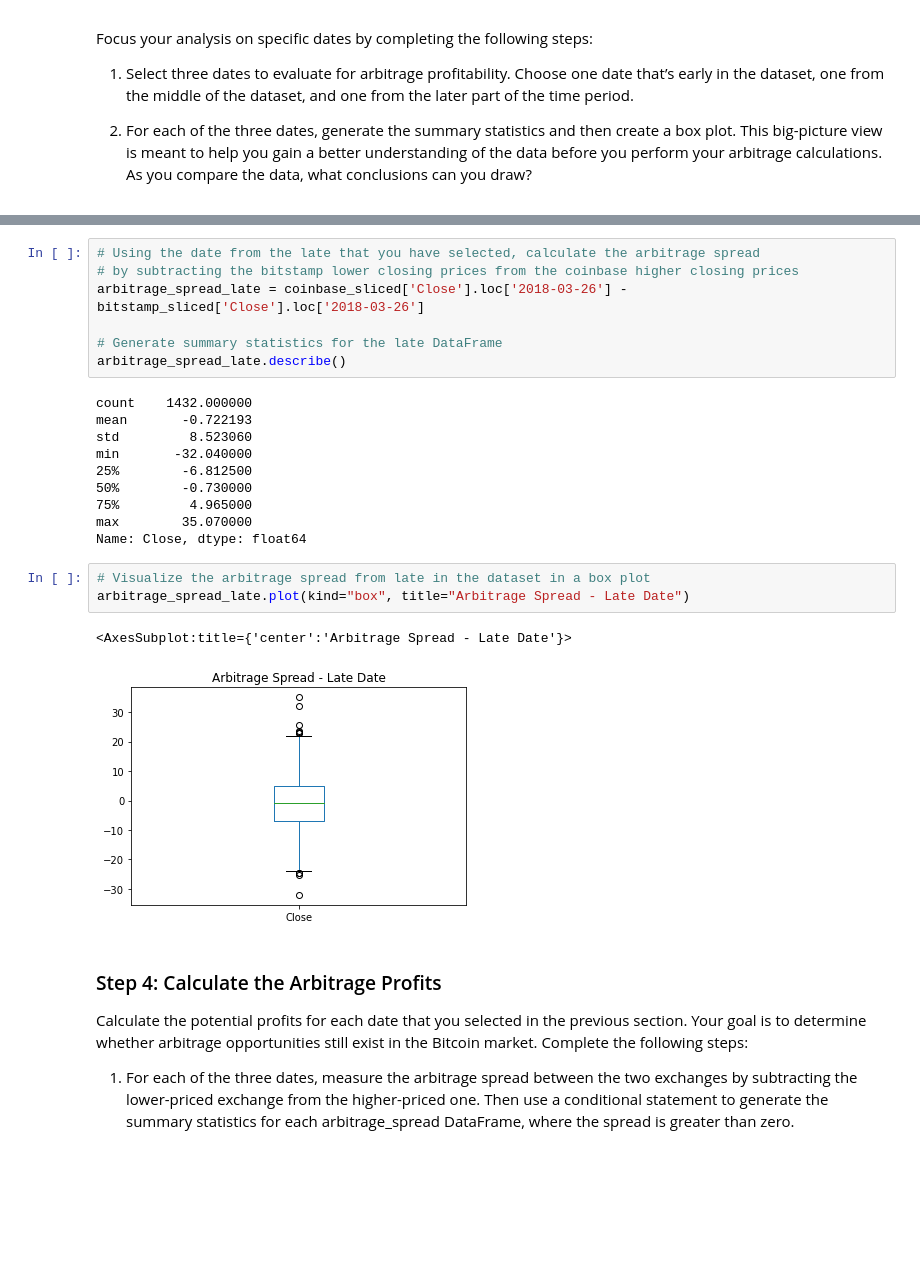
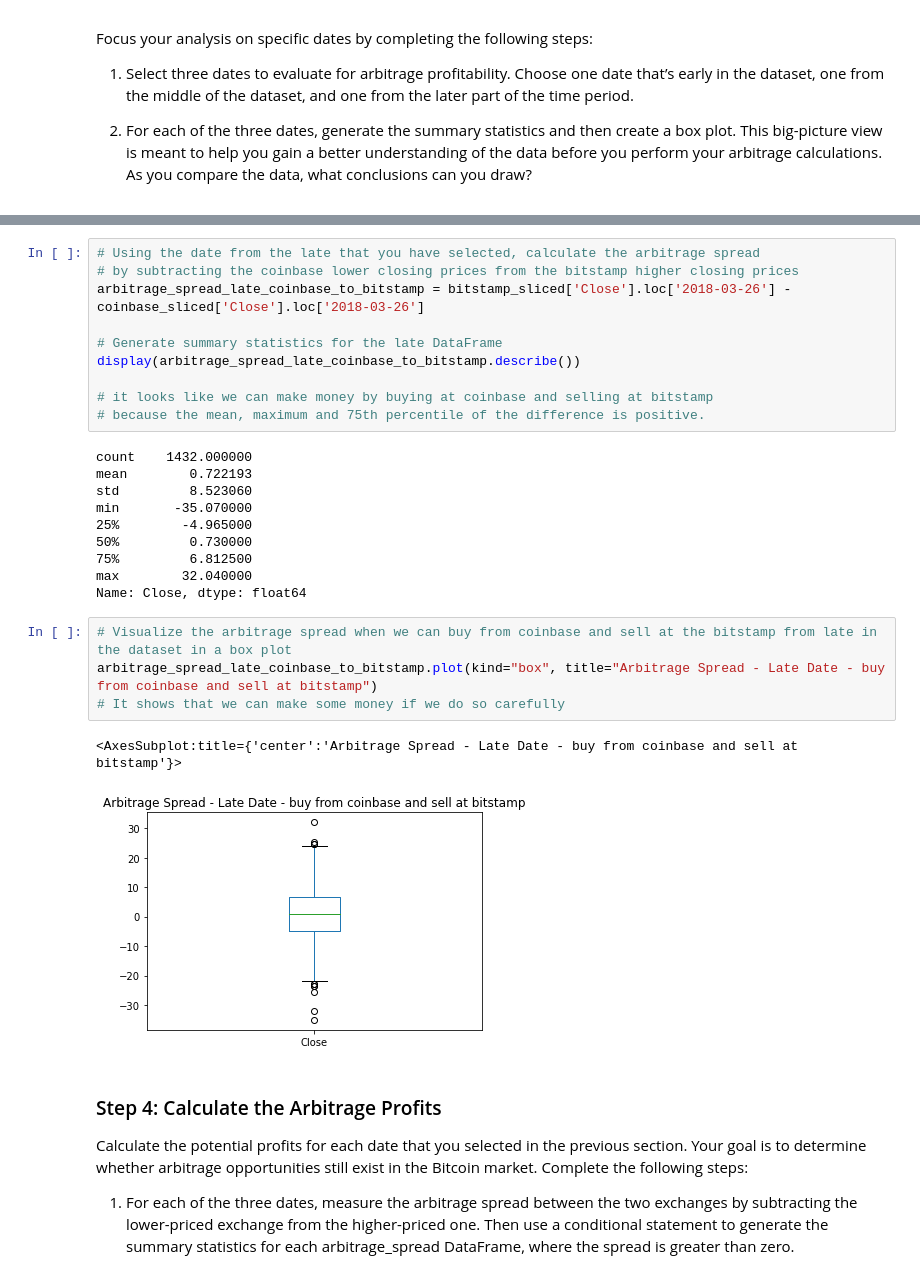
Before and after one commit to sangramsinghg/berkeley_fintech_module_3_challenge, a Jupyter notebook: crypto_arbitrage.ipynb, the cells around one changed output, grey strips where cells are left out. Drawn from its saved outputs; the diff is of its cells as text; blank space fills up the shorter version.

```diff
--- a/crypto_arbitrage.ipynb
+++ b/crypto_arbitrage.ipynb
@@ -355,26 +455,30 @@ coinbase_sliced['Close'].loc['2018-03-26'].plot(figsize=(15,9), legend=True, col
 # %%
 # Using the date from the late that you have selected, calculate the arbitrage spread
-# by subtracting the bitstamp lower closing prices from the coinbase higher closing prices
-arbitrage_spread_late = coinbase_sliced['Close'].loc['2018-03-26'] - bitstamp_sliced['Close'].loc['2018-03-26']
+# by subtracting the coinbase lower closing prices from the bitstamp higher closing prices
+arbitrage_spread_late_coinbase_to_bitstamp = bitstamp_sliced['Close'].loc['2018-03-26'] - coinbase_sliced['Close'].loc['2018-03-26']
 
 # Generate summary statistics for the late DataFrame
-arbitrage_spread_late.describe()
+display(arbitrage_spread_late_coinbase_to_bitstamp.describe())
+
+# it looks like we can make money by buying at coinbase and selling at bitstamp
+# because the mean, maximum and 75th percentile of the difference is positive.
 # %% [output]
 count    1432.000000
-mean       -0.722193
+mean        0.722193
 std         8.523060
-min       -32.040000
-25%        -6.812500
-50%        -0.730000
-75%         4.965000
-max        35.070000
+min       -35.070000
+25%        -4.965000
+50%         0.730000
+75%         6.812500
+max        32.040000
 Name: Close, dtype: float64
 # %%
-# Visualize the arbitrage spread from late in the dataset in a box plot
-arbitrage_spread_late.plot(kind="box", title="Arbitrage Spread - Late Date")
+# Visualize the arbitrage spread when we can buy from coinbase and sell at the bitstamp from late in the dataset in a box plot
+arbitrage_spread_late_coinbase_to_bitstamp.plot(kind="box", title="Arbitrage Spread - Late Date - buy from coinbase and sell at bitstamp")
+# It shows that we can make some money if we do so carefully
 # %% [output]
-<AxesSubplot:title={'center':'Arbitrage Spread - Late Date'}>
+<AxesSubplot:title={'center':'Arbitrage Spread - Late Date - buy from coinbase and sell at bitstamp'}>
-[figure, old version]
+[figure, new version]
 # %% [markdown]
 ### Step 4: Calculate the Arbitrage Profits
 
```
Also changed, not shown: parts of 77 cells of this notebook.
